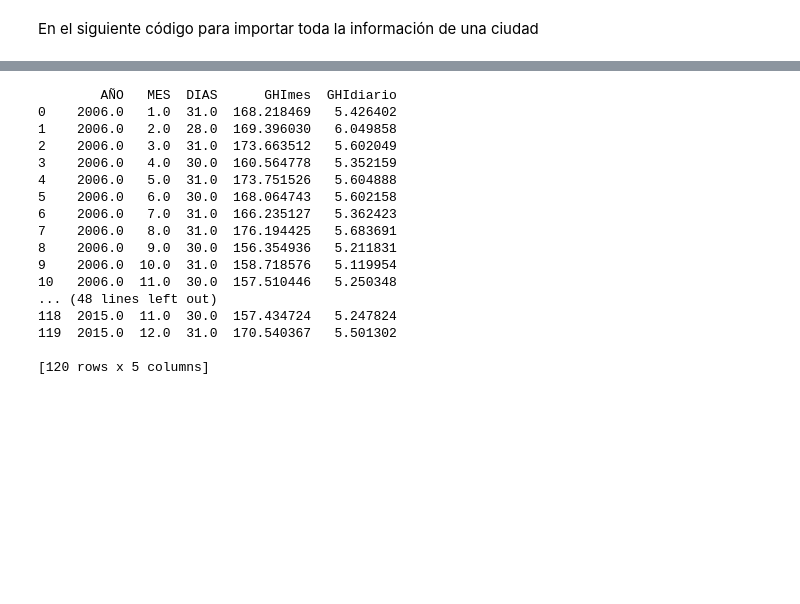
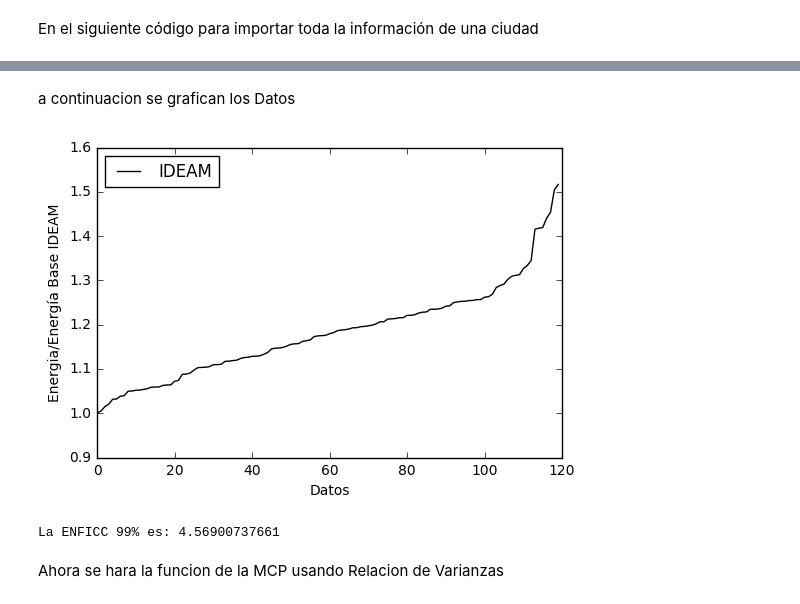
Before and after one commit to jrod781/Herramientas-Computacionales-IMEC3602, a Jupyter notebook: 02_taller01/taller1.ipynb, the cells around one changed output, grey strips where cells are left out. Saved outputs shown, nothing was run; the diff lists cells and outputs as text; code cells hidden in the pictures; blank space fills up the shorter version.

```diff
--- a/02_taller01/taller1.ipynb
+++ b/02_taller01/taller1.ipynb
@@ -20,3 +16,12 @@ Se genera una funcion que saque el GHI total cada mes y el GHI diario
+# %%
+#Funcion que carga la serie de datos segun lo que se esta pidiendo
+def cargarserie(base,city,source):
+    serie_path=os.path.join(base,city,source+'.csv')
+    serie_datos= pd.read_csv(serie_path,sep=';',encoding='latin-1')
+    serie_datos= serie_datos.rename(index=str, columns={list(serie_datos)[-1]:'GHI'})
+    return serie_datos
+# %%
+serie_pd=cargarserie(base_dir,ciudad,fuente)
 # %%
 def ghi_por_mes(serie_horaria):
     #Se obtienen las lista de los diferentes años
@@ -42,22 +47,25 @@ def ghi_por_mes(serie_horaria):
     return ghi_df
 # %%
 ghi_mensual=ghi_por_mes(serie_pd)
-print(ghi_mensual)
+datos_IDEAM=sorted(ghi_mensual["GHIdiario"])
-# %% [output]
-        AÑO   MES  DIAS      GHImes  GHIdiario
-0    2006.0   1.0  31.0  168.218469   5.426402
-1    2006.0   2.0  28.0  169.396030   6.049858
-2    2006.0   3.0  31.0  173.663512   5.602049
-3    2006.0   4.0  30.0  160.564778   5.352159
-4    2006.0   5.0  31.0  173.751526   5.604888
-5    2006.0   6.0  30.0  168.064743   5.602158
-6    2006.0   7.0  31.0  166.235127   5.362423
-7    2006.0   8.0  31.0  176.194425   5.683691
-8    2006.0   9.0  30.0  156.354936   5.211831
-9    2006.0  10.0  31.0  158.718576   5.119954
-10   2006.0  11.0  30.0  157.510446   5.250348
-... (48 lines left out)
-118  2015.0  11.0  30.0  157.434724   5.247824
-119  2015.0  12.0  31.0  170.540367   5.501302
-
-[120 rows x 5 columns]
+# %% [markdown]
+a continuacion se grafican los Datos
+# %%
+pylab.xlabel("Datos")
+pylab.ylabel("Energia/Energía Base IDEAM")
+numdatos=range(len(datos_IDEAM))
+pylab.plot(numdatos,datos_IDEAM/ datos_IDEAM[0],'-k',label='IDEAM')
+pylab.legend(loc='upper left')
+pylab.show()
+#Para guardar
+#pylab.savefig(os.path.join(output_dir,'valledupar_IDEAM.png'), dpi=600)
+# %% [output]
+[figure, added]
+# %%
+percentil= 0.01
+enficc = ghi_mensual["GHIdiario"].quantile(q=percentil)
+print('La ENFICC 99% es:', enficc)
+# %% [output]
+La ENFICC 99% es: 4.56900737661
+# %% [markdown]
+Ahora se hara la funcion de la MCP usando Relacion de Varianzas
```
Also changed, not shown: parts of 7 cells of this notebook, 1 other file.
